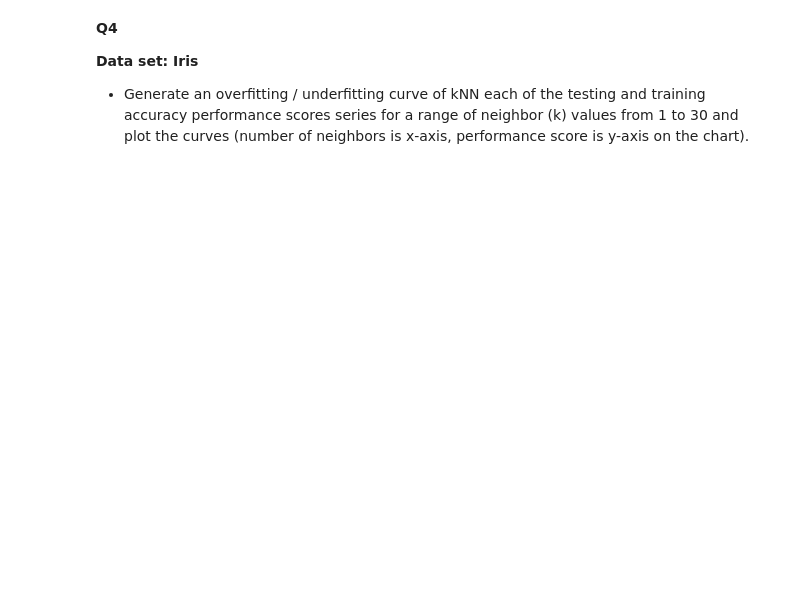
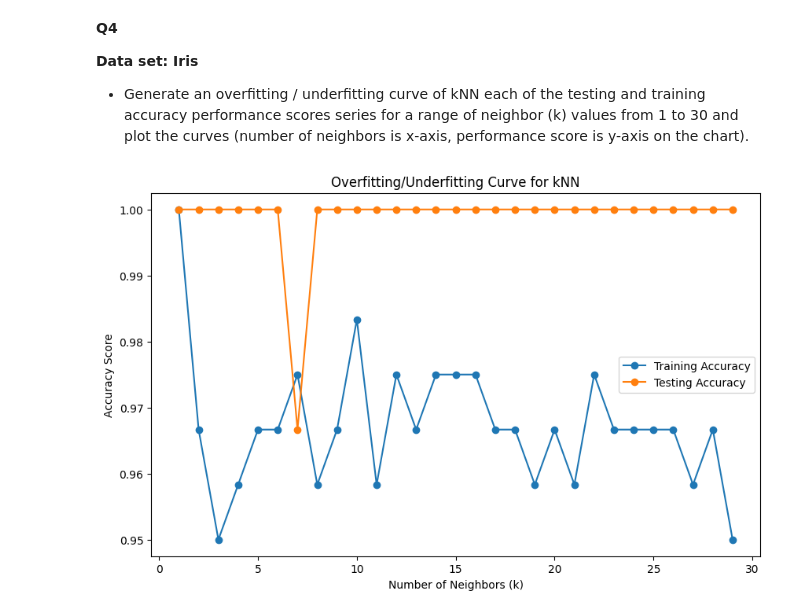
Before and after one commit to waheeb123/Python, a Jupyter notebook: assignment_10_(2).ipynb, the cells around one changed output. Drawn from its saved outputs; the diff is of its cells as text; code cells hidden in the pictures; blank space fills up the shorter version.

```diff
--- a/assignment_10_(2).ipynb
+++ b/assignment_10_(2).ipynb
@@ -71,3 +139,46 @@ argument new_observations. Return back the target names of each prediction (and
 **Data set: Iris**
 
 * Generate an overfitting / underfitting curve of kNN each of the testing and training accuracy performance scores series for a range of neighbor (k) values from 1 to 30 and plot the curves (number of neighbors is x-axis, performance score is y-axis on the chart).
+# %%
+# Load the Iris dataset
+iris = ds.load_iris()
+X = iris.data
+y = iris.target
+
+# Split the dataset into training and testing sets
+X_train, X_test, y_train, y_test = tts(X, y, test_size=0.2, random_state=42)
+
+# Define a range of neighbor values
+neighbors_range = range(1, 30)
+
+# Initialize empty lists to store training and testing accuracy scores
+train_scores = []
+test_scores = []
+
+# Loop over different values of k
+for k in neighbors_range:
+    knn = KNN(n_neighbors=k)
+    knn.fit(X_train, y_train)
+
+    # Training accuracy
+    train_pred = knn.predict(X_train)
+    train_accuracy = accuracy_score(y_train, train_pred)
+    train_scores.append(train_accuracy)
+
+    # Testing accuracy
+    test_pred = knn.predict(X_test)
+    test_accuracy = accuracy_score(y_test, test_pred)
+    test_scores.append(test_accuracy)
+
+# Plot the curves
+plt.figure(figsize=(10, 6))
+plt.plot(neighbors_range, train_scores, label='Training Accuracy', marker='o')
+plt.plot(neighbors_range, test_scores, label='Testing Accuracy', marker='o')
+
+plt.title('Overfitting/Underfitting Curve for kNN')
+plt.xlabel('Number of Neighbors (k)')
+plt.ylabel('Accuracy Score')
+plt.legend()
+plt.show()
+# %% [output]
+[figure, added]
```
Also changed, not shown: parts of 5 cells of this notebook.
